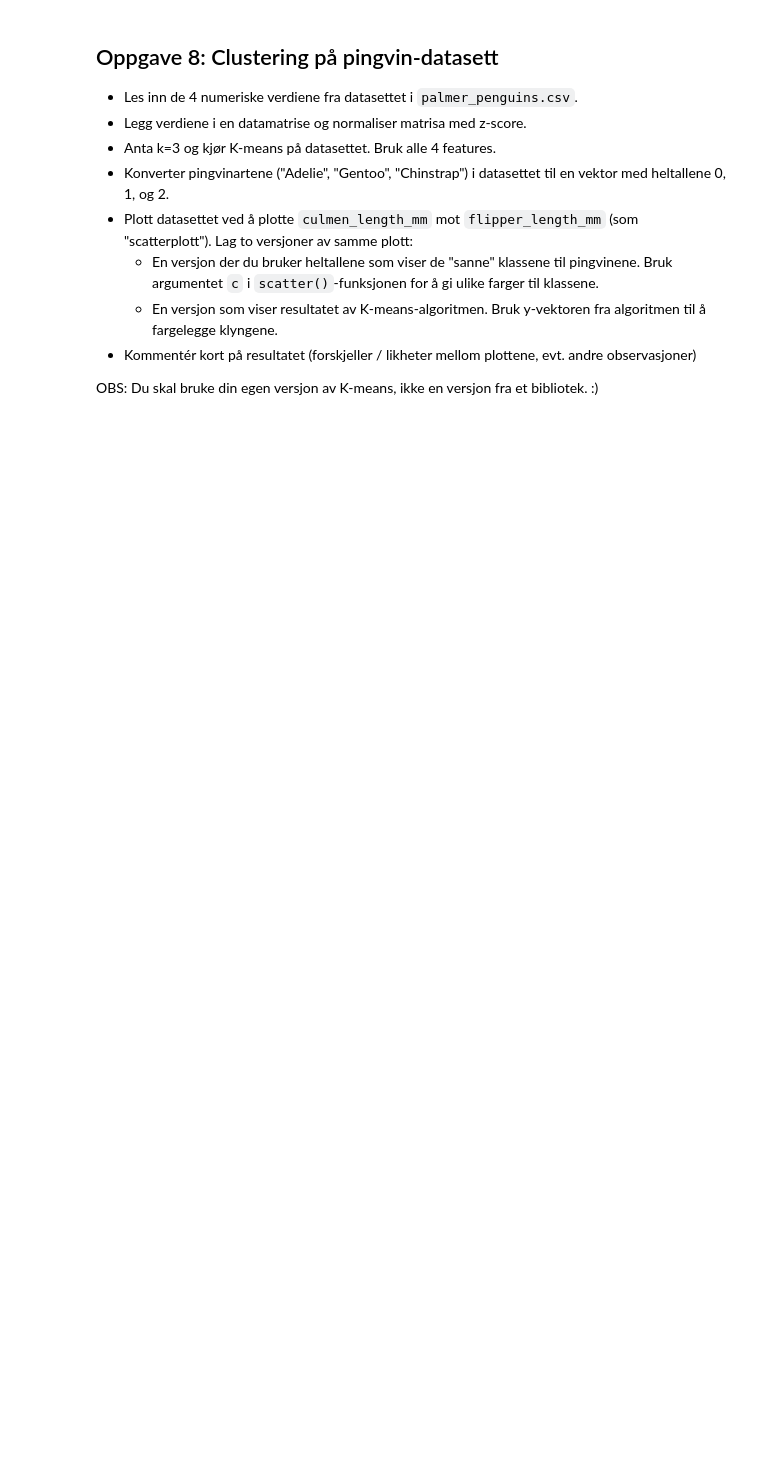
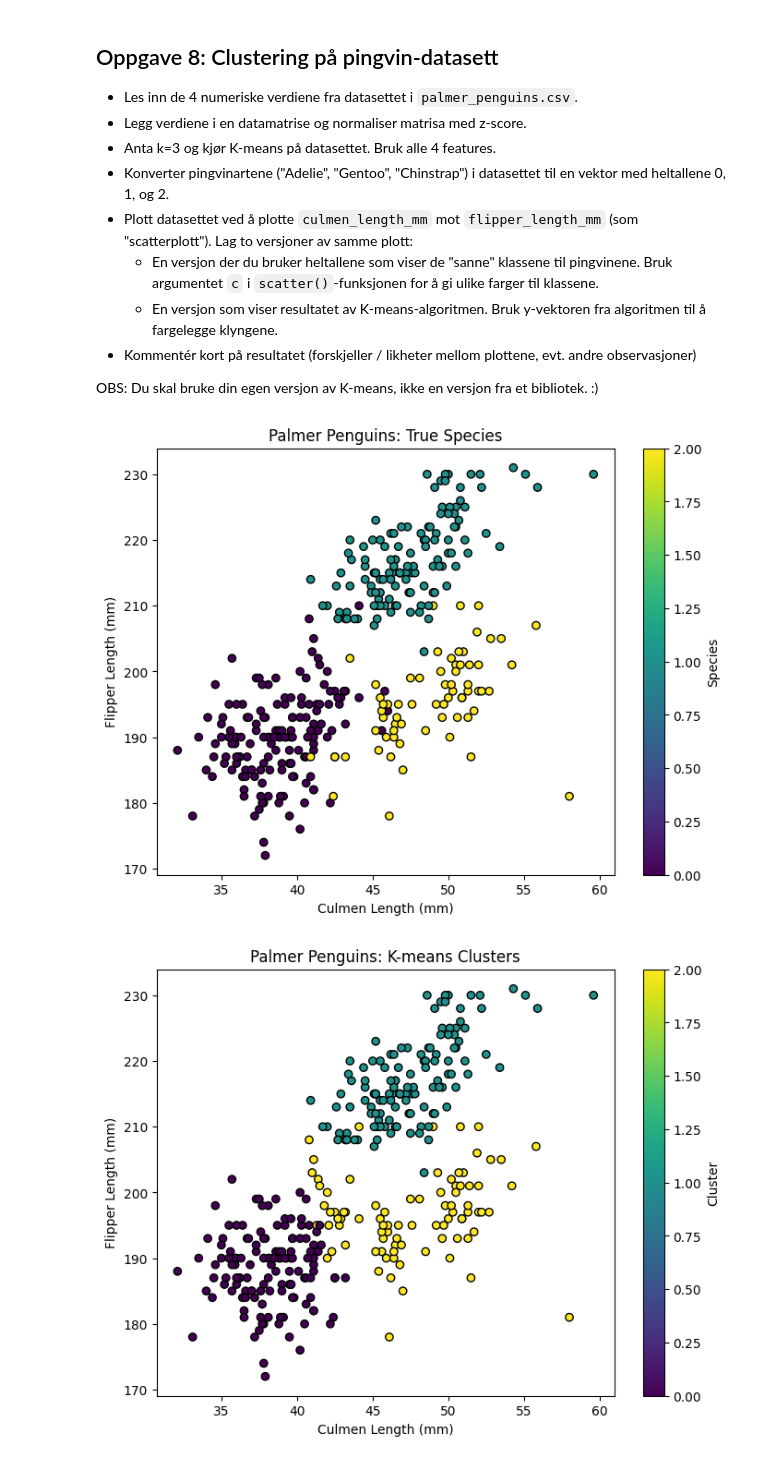
Before and after one commit to Painkiller995/DTE-2602-1-25H, a Jupyter notebook: ng6_clustering-main/clustering.ipynb, the cells around one changed output. Cells and saved outputs as stored; diff of their text form; code cells hidden in the pictures; blank space fills up the shorter version.

Commit message:
Implement palmer_penguins

```diff
--- a/ng6_clustering-main/clustering.ipynb
+++ b/ng6_clustering-main/clustering.ipynb
@@ -441,7 +431,22 @@ def kmeans(X: NDArray, k: int, maxiter: int = 100) -> tuple[NDArray, NDArray]:
     # Notes:
     - If k>M, a ValueError is raised.
     """
-    pass
+    M = X.shape[0]
+
+    if k > M:
+        raise ValueError("k cannot be larger than the number of data points M")
+
+    # Step 1: Initialize centroids by randomly choosing k points from X
+    C = choose_random_points(X, k)
+
+    for _ in range(maxiter):
+        # Step 2: Assign each data point to the closest centroid
+        y = find_closest_centroid(X, C)
+
+        # Step 3: Calculate new centroids based on current assignments
+        C = calculate_new_centroids(X, y)
+
+    return y, C
 # %%
 %%ipytest
 
@@ -508,0 +496,42 @@ pass
+# %%
+# Read CSV and skip rows with missing numeric data
+with open("palmer_penguins.csv", "r") as f:
+    reader = csv.reader(f)
+    header = next(reader)
+    data = [row for row in reader if 'NA' not in row[2:6]]
+
+# Extract numeric columns and normalize
+data = np.array(data)
+data_numeric = data[:, 2:6].astype(float)
+data_mean = np.mean(data_numeric, axis=0)
+data_std = np.std(data_numeric, axis=0)
+data_normalized = (data_numeric - data_mean) / data_std
+
+# Map species to integers
+species_mapping = {"Adelie": 0, "Gentoo": 1, "Chinstrap": 2}
+y_true = np.array([species_mapping[s] for s in data[:, 0]])
+
+# Run your own K-means
+k = 3
+y_kmeans, centroids = kmeans(data_normalized, k=k, maxiter=300)
+
+# Plot true species
+plt.figure(figsize=(8,6))
+plt.scatter(data_numeric[:, 0], data_numeric[:, 2], c=y_true, cmap="viridis", edgecolor="k")
+plt.xlabel("Culmen Length (mm)")
+plt.ylabel("Flipper Length (mm)")
+plt.title("Palmer Penguins: True Species")
+plt.colorbar(label="Species")
+plt.show()
+
+# Plot K-means clusters
+plt.figure(figsize=(8,6))
+plt.scatter(data_numeric[:, 0], data_numeric[:, 2], c=y_kmeans, cmap="viridis", edgecolor="k")
+plt.xlabel("Culmen Length (mm)")
+plt.ylabel("Flipper Length (mm)")
+plt.title("Palmer Penguins: K-means Clusters")
+plt.colorbar(label="Cluster")
+plt.show()
+# %% [output]
+[figure, added]
+[figure, added]
```
Also changed, not shown: parts of 10 cells of this notebook.
